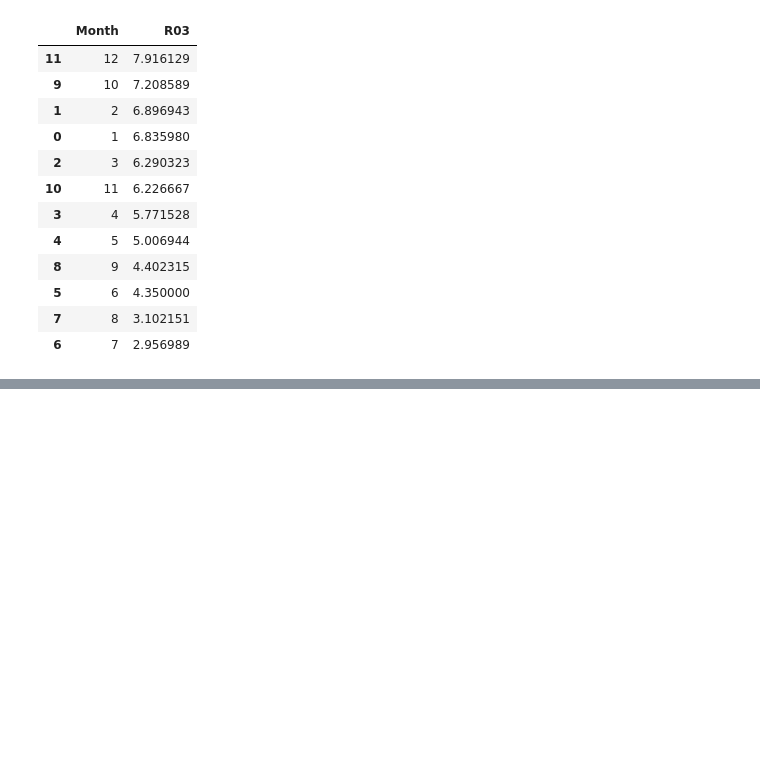
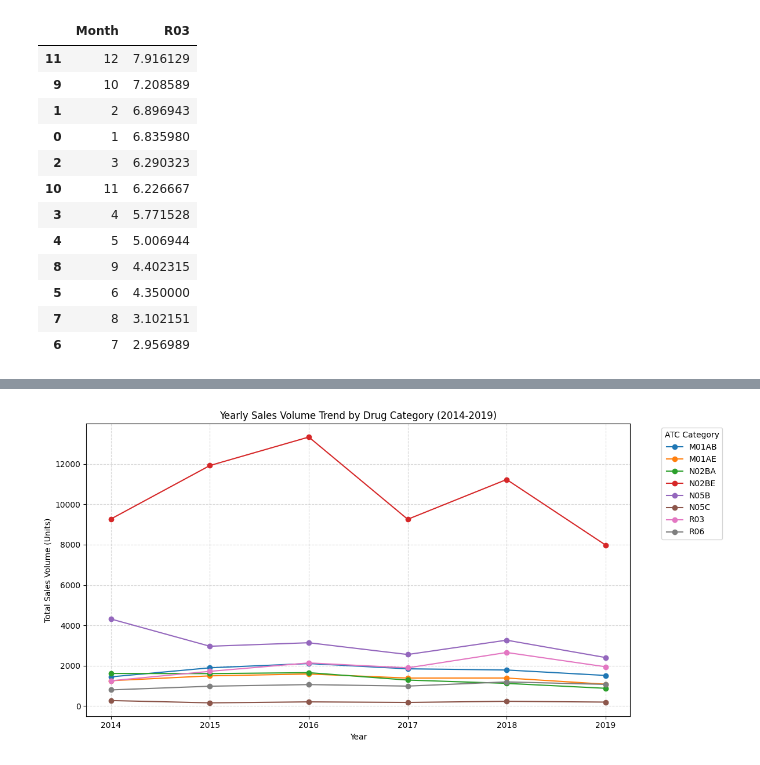
Before and after one commit to neska1505/pharma-sales-analysis, a Jupyter notebook: pharma_sales_analysis.ipynb, the cells around one changed output, grey strips where cells are left out. Cells and saved outputs as stored; diff of their text form; code cells hidden in the pictures; blank space fills up the shorter version.

```diff
--- a/pharma_sales_analysis.ipynb
+++ b/pharma_sales_analysis.ipynb
@@ -140,3 +140,8 @@ display(monthly_r03.sort_values(by='R03', ascending=False))
 | 5 | 6 | 4.350000 |
 | 7 | 8 | 3.102151 |
 | 6 | 7 | 2.956989 |
+# %%
+import matplotlib.pyplot as plt
+import seaborn as sns
+
+yearly_sales = df_sales.groupby('Year')[atc_cols].sum()
@@ -142,0 +159,14 @@ display(monthly_r03.sort_values(by='R03', ascending=False))
+# %%
+plt.figure(figsize=(12, 6))
+for col in atc_cols:
+    plt.plot(yearly_sales.index, yearly_sales[col], marker='o', label=col)
+
+plt.title('Yearly Sales Volume Trend by Drug Category (2014-2019)')
+plt.xlabel('Year')
+plt.ylabel('Total Sales Volume (Units)')
+plt.grid(True, linestyle='--', alpha=0.5)
+plt.legend(title='ATC Category', bbox_to_anchor=(1.05, 1), loc='upper left')
+plt.tight_layout()
+plt.show()
+# %% [output]
+[figure, added]
```
Also changed, not shown: parts of 1 cell of this notebook.
